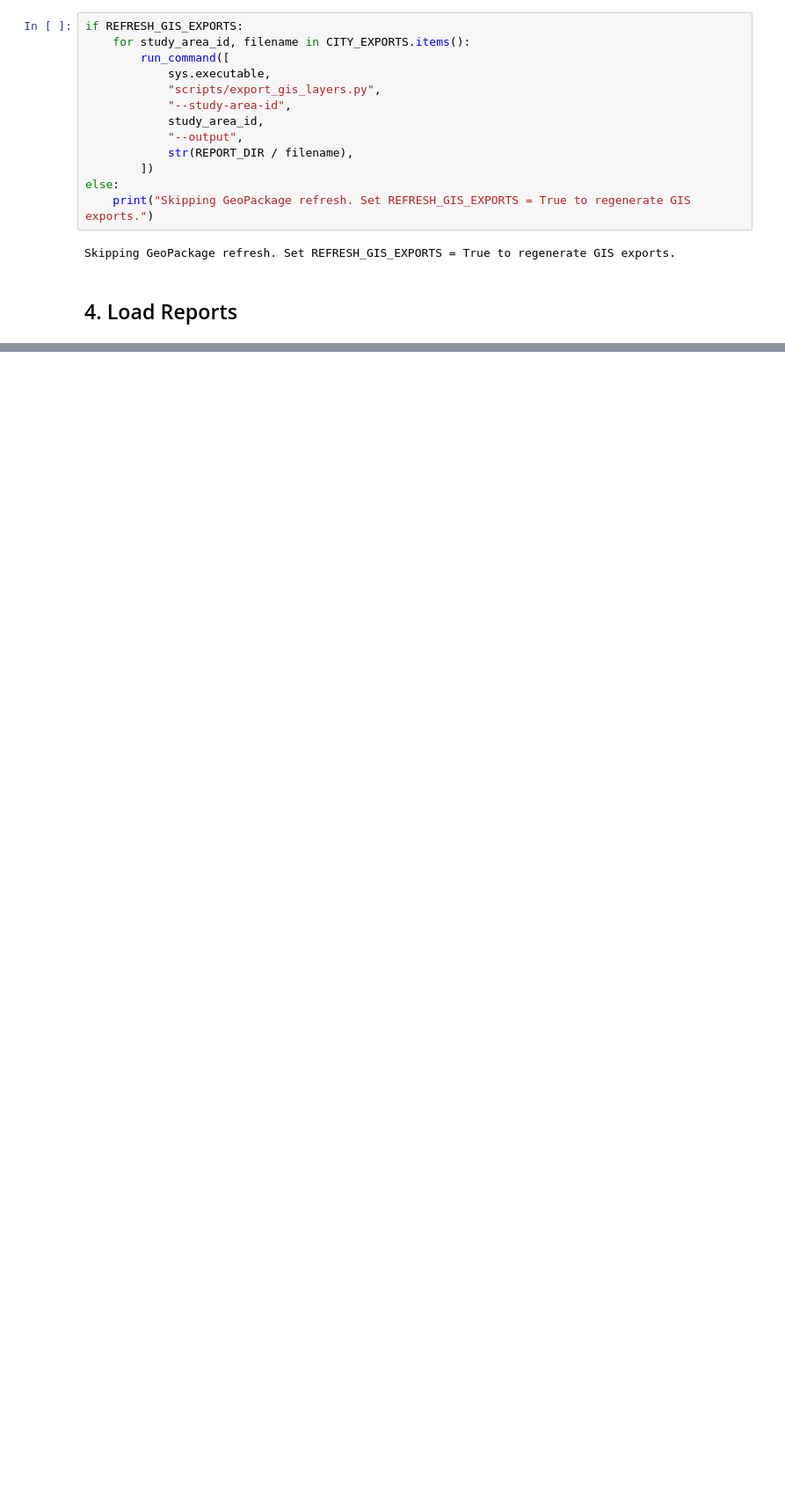
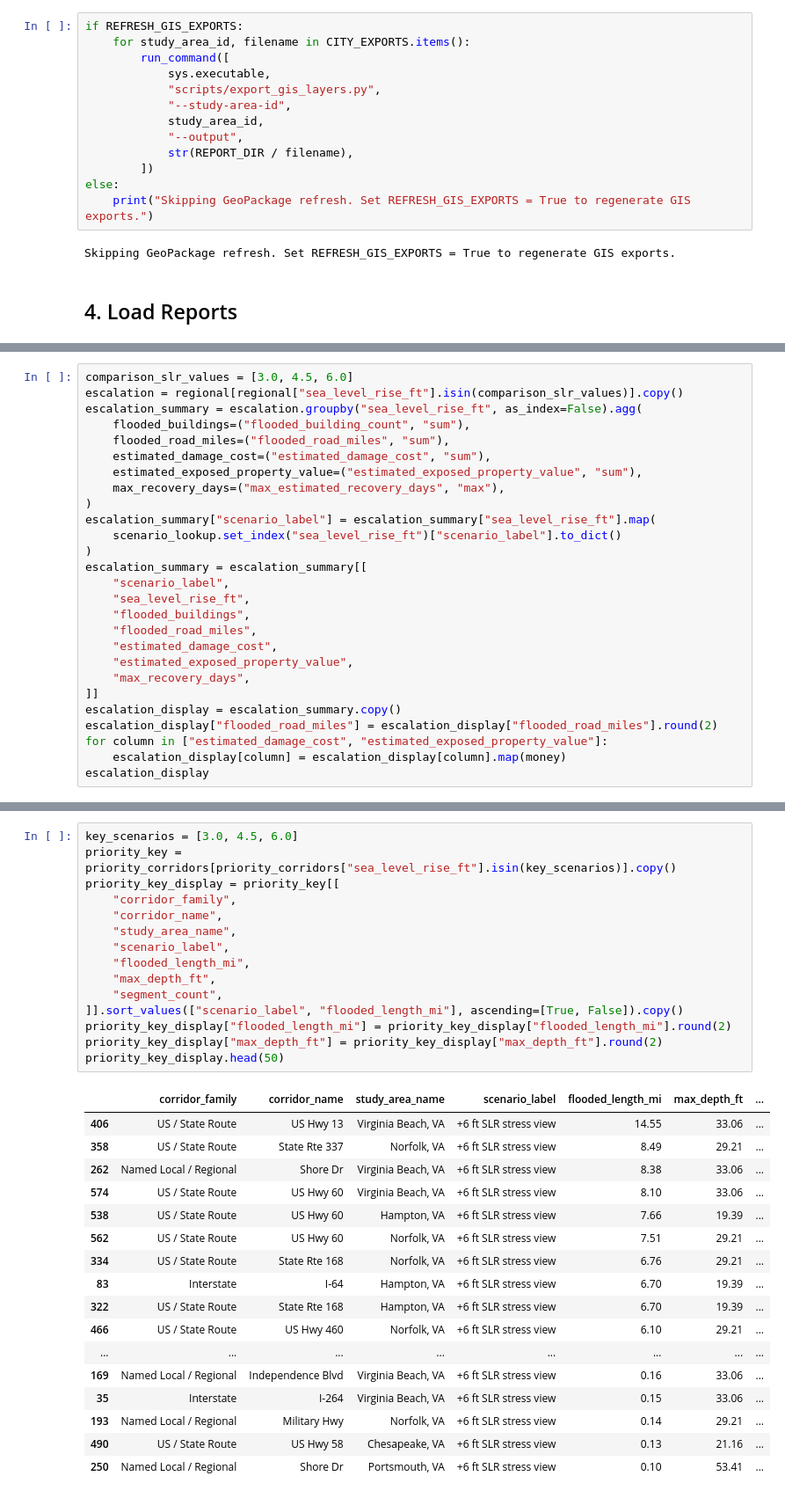
Before and after one commit to andrew3784/Colab, a Jupyter notebook: cs620_project_efs.ipynb, the cells around one changed output, grey strips where cells are left out. Shown at 88% size. Cells and saved outputs as stored; diff of their text form; blank space fills up the shorter version.

```diff
--- a/cs620_project_efs.ipynb
+++ b/cs620_project_efs.ipynb
@@ -350,0 +788,27 @@ aggregate
+# %%
+comparison_slr_values = [3.0, 4.5, 6.0]
+escalation = regional[regional["sea_level_rise_ft"].isin(comparison_slr_values)].copy()
+escalation_summary = escalation.groupby("sea_level_rise_ft", as_index=False).agg(
+    flooded_buildings=("flooded_building_count", "sum"),
+    flooded_road_miles=("flooded_road_miles", "sum"),
+    estimated_damage_cost=("estimated_damage_cost", "sum"),
+    estimated_exposed_property_value=("estimated_exposed_property_value", "sum"),
+    max_recovery_days=("max_estimated_recovery_days", "max"),
+)
+escalation_summary["scenario_label"] = escalation_summary["sea_level_rise_ft"].map(
+    scenario_lookup.set_index("sea_level_rise_ft")["scenario_label"].to_dict()
+)
+escalation_summary = escalation_summary[[
+    "scenario_label",
+    "sea_level_rise_ft",
+    "flooded_buildings",
+    "flooded_road_miles",
+    "estimated_damage_cost",
+    "estimated_exposed_property_value",
+    "max_recovery_days",
+]]
+escalation_display = escalation_summary.copy()
+escalation_display["flooded_road_miles"] = escalation_display["flooded_road_miles"].round(2)
+for column in ["estimated_damage_cost", "estimated_exposed_property_value"]:
+    escalation_display[column] = escalation_display[column].map(money)
+escalation_display
@@ -524,0 +1176,33 @@ top_roads_plus_3ft[["study_area_name", "rank", "road_name", "mtfcc", "flooded_le
+# %%
+key_scenarios = [3.0, 4.5, 6.0]
+priority_key = priority_corridors[priority_corridors["sea_level_rise_ft"].isin(key_scenarios)].copy()
+priority_key_display = priority_key[[
+    "corridor_family",
+    "corridor_name",
+    "study_area_name",
+    "scenario_label",
+    "flooded_length_mi",
+    "max_depth_ft",
+    "segment_count",
+]].sort_values(["scenario_label", "flooded_length_mi"], ascending=[True, False]).copy()
+priority_key_display["flooded_length_mi"] = priority_key_display["flooded_length_mi"].round(2)
+priority_key_display["max_depth_ft"] = priority_key_display["max_depth_ft"].round(2)
+priority_key_display.head(50)
+# %% [output]
+|  | corridor_family | corridor_name | study_area_name | scenario_label | flooded_length_mi | max_depth_ft | ... |
+| 406 | US / State Route | US Hwy 13 | Virginia Beach, VA | +6 ft SLR stress view | 14.55 | 33.06 | ... |
+| 358 | US / State Route | State Rte 337 | Norfolk, VA | +6 ft SLR stress view | 8.49 | 29.21 | ... |
+| 262 | Named Local / Regional | Shore Dr | Virginia Beach, VA | +6 ft SLR stress view | 8.38 | 33.06 | ... |
+| 574 | US / State Route | US Hwy 60 | Virginia Beach, VA | +6 ft SLR stress view | 8.10 | 33.06 | ... |
+| 538 | US / State Route | US Hwy 60 | Hampton, VA | +6 ft SLR stress view | 7.66 | 19.39 | ... |
+| 562 | US / State Route | US Hwy 60 | Norfolk, VA | +6 ft SLR stress view | 7.51 | 29.21 | ... |
+| 334 | US / State Route | State Rte 168 | Norfolk, VA | +6 ft SLR stress view | 6.76 | 29.21 | ... |
+| 83 | Interstate | I-64 | Hampton, VA | +6 ft SLR stress view | 6.70 | 19.39 | ... |
+| 322 | US / State Route | State Rte 168 | Hampton, VA | +6 ft SLR stress view | 6.70 | 19.39 | ... |
+| 466 | US / State Route | US Hwy 460 | Norfolk, VA | +6 ft SLR stress view | 6.10 | 29.21 | ... |
+| ... | ... | ... | ... | ... | ... | ... | ... |
+| 169 | Named Local / Regional | Independence Blvd | Virginia Beach, VA | +6 ft SLR stress view | 0.16 | 33.06 | ... |
+| 35 | Interstate | I-264 | Virginia Beach, VA | +6 ft SLR stress view | 0.15 | 33.06 | ... |
+| 193 | Named Local / Regional | Military Hwy | Norfolk, VA | +6 ft SLR stress view | 0.14 | 29.21 | ... |
+| 490 | US / State Route | US Hwy 58 | Chesapeake, VA | +6 ft SLR stress view | 0.13 | 21.16 | ... |
+| 250 | Named Local / Regional | Shore Dr | Portsmouth, VA | +6 ft SLR stress view | 0.10 | 53.41 | ... |
```
Also changed, not shown: parts of 59 cells of this notebook, 4 other files.
